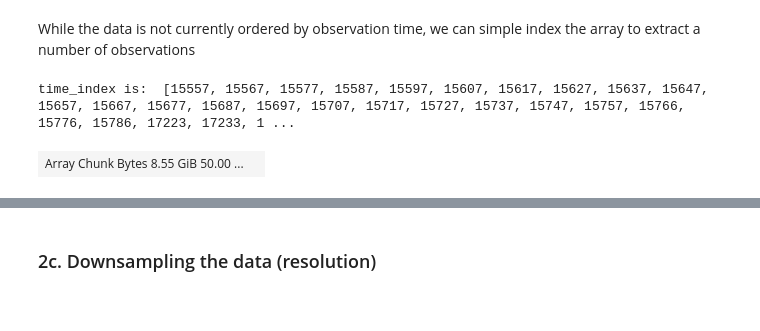
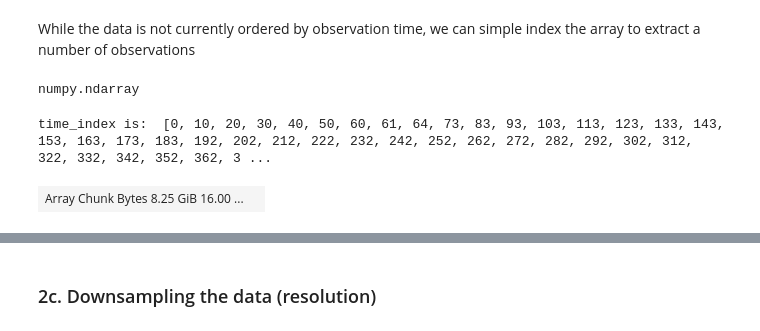
Before and after one commit to aishstronomer/flare-finder, a Jupyter notebook: sdoml_dataset_colab_aws_ask.ipynb, the cells around one changed output, grey strips where cells are left out. Saved outputs shown, nothing was run; the diff lists cells and outputs as text; code cells hidden in the pictures.

```diff
--- a/sdoml_dataset_colab_aws_ask.ipynb
+++ b/sdoml_dataset_colab_aws_ask.ipynb
@@ -215,27 +220,37 @@ While the data is not currently ordered by observation time, we can simple index
 # print(f"mean of selected images: {da.mean(selected_images).compute():.2f}")
 # %%
 # selected_images
+# %%
+type(t_obs)
+# %% [output]
+numpy.ndarray
 # %%
 # We are going to choose data in 1 hour intervals
 
-df_time = pd.DataFrame(t_obs, index=np.arange(np.shape(t_obs)[0]), columns=["Time"])
-df_time["Time"] = pd.to_datetime(df_time["Time"])
+
+# df_time = pd.DataFrame(t_obs, index=np.arange(np.shape(t_obs)[0]), columns=["Time"])
+# df_time["Time"] = pd.to_datetime(df_time["Time"])
 
 # select times at a frequency of 60 minutes
-selected_times = pd.date_range(
+wanted_times = pd.date_range(
     start="2015-01-01 00:00:00", end="2015-12-31 23:59:59", freq="60T", tz="UTC"
 )
 # %%
 # selected_index is finding all the dates available in df_time['Time'] which is
 # in the actual data and the hourly time_index that I've created in selected_times
 
-time_index = []
-for selected_time in selected_times[None:None]:
-  time_index.append(np.argmin(abs(df_time["Time"] - selected_time)))
+time_indices = []
+actual_times = pd.to_datetime(t_obs)
+for selected_time in wanted_times[None:None]:
+    time_indices.append(np.argmin(abs(actual_times - selected_time)))
 
-print('time_index is: ', time_index)
+# removing dupes from time_index
+time_indices = sorted(set(time_indices))
 
-da.from_array(data)[time_index, :, :]
+print("time_index is: ", time_indices)
+
+# visualize the data at time_indices
+da.from_array(data)[time_indices, :, :]
 # %% [output]
-time_index is:  [15557, 15567, 15577, 15587, 15597, 15607, 15617, 15627, 15637, 15647, 15657, 15667, 15677, 15687, 15697, 15707, 15717, 15727, 15737, 15747, 15757, 15766, 15776, 15786, 17223, 17233, 1 ...
+time_index is:  [0, 10, 20, 30, 40, 50, 60, 61, 64, 73, 83, 93, 103, 113, 123, 133, 143, 153, 163, 173, 183, 192, 202, 212, 222, 232, 242, 252, 262, 272, 282, 292, 302, 312, 322, 332, 342, 352, 362, 3 ...
-| Array Chunk Bytes 8.55 GiB 50.00 ... |  |
+| Array Chunk Bytes 8.25 GiB 16.00 ... |  |
```
Also changed, not shown: parts of 16 cells of this notebook, 1 other file.
